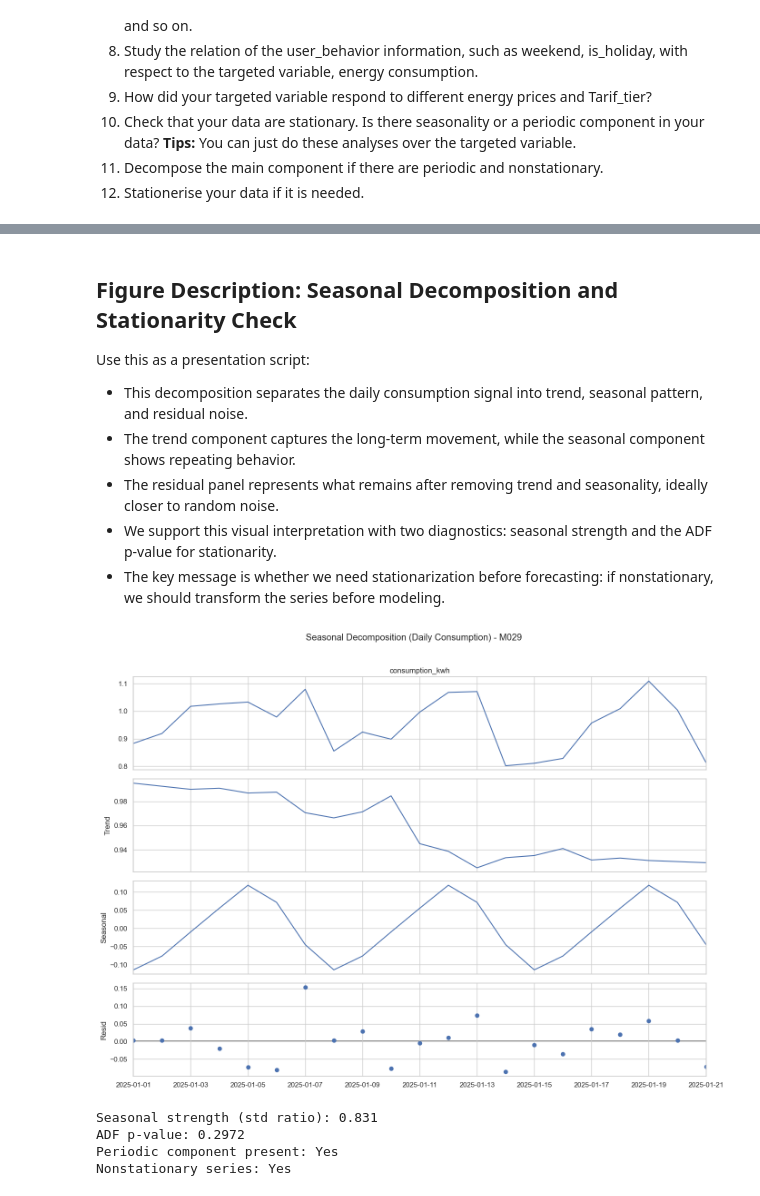
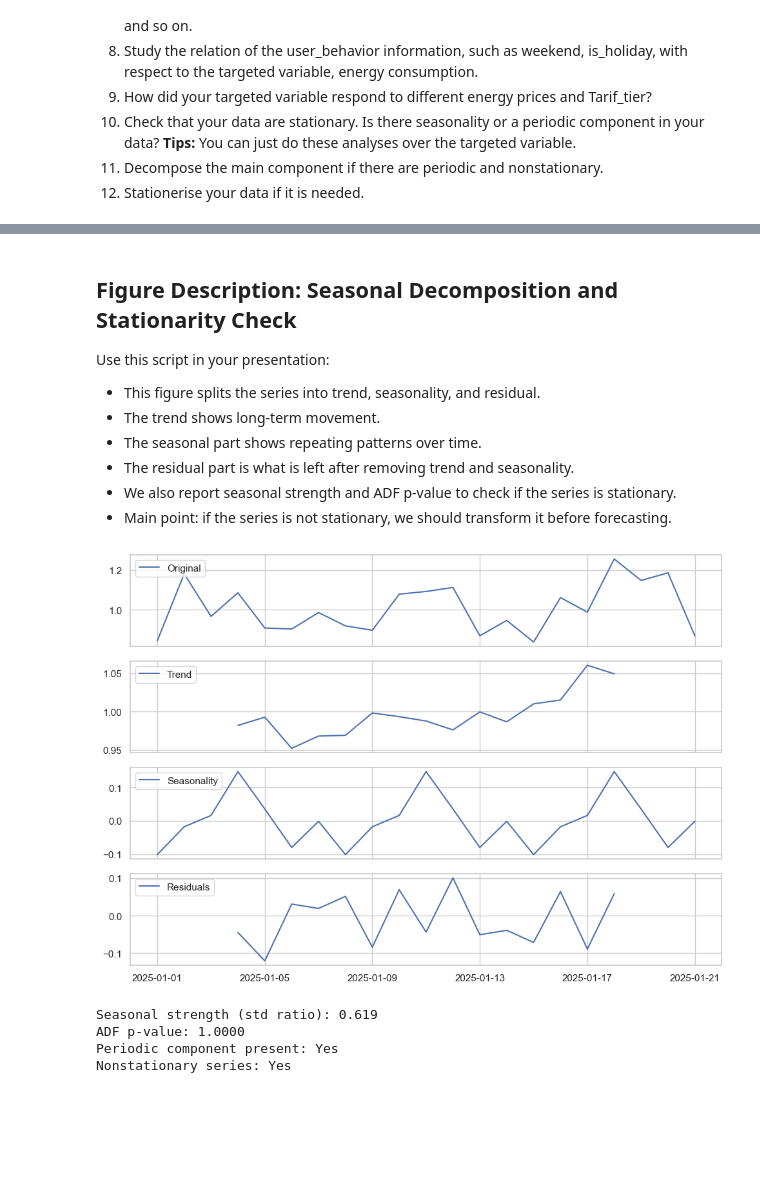
Before and after one commit to tersor/dat803, a Jupyter notebook: oppgave-02/Assigenment2.ipynb, the cells around one changed output, grey strips where cells are left out. Saved outputs shown, nothing was run; the diff lists cells and outputs as text; code cells hidden in the pictures; blank space fills up the shorter version.

Commit message:
change meter

```diff
--- a/oppgave-02/Assigenment2.ipynb
+++ b/oppgave-02/Assigenment2.ipynb
@@ -202,7 +202,7 @@ merged_dataset.head()
 # %%
 # 6) Choose one arbitrary meter_id related to residential building type and start presenting descriptive statistics over interesting columns such as consumption, weather data, and so on.
 
-selected_meter_id = 'M029'
+selected_meter_id = 'M010'
 # %% [markdown]
 ## Figure Description: Time-Series Overview (Consumption, Weather, Solar, Price)
 
@@ -308,47 +308,56 @@ plt.show()
 # %% [markdown]
 ## Figure Description: Seasonal Decomposition and Stationarity Check
 
-Use this as a presentation script:
+Use this script in your presentation:
 
-- This decomposition separates the daily consumption signal into trend, seasonal pattern, and residual noise.
-- The trend component captures the long-term movement, while the seasonal component shows repeating behavior.
-- The residual panel represents what remains after removing trend and seasonality, ideally closer to random noise.
-- We support this visual interpretation with two diagnostics: seasonal strength and the ADF p-value for stationarity.
-- The key message is whether we need stationarization before forecasting: if nonstationary, we should transform the series before modeling.
+- This figure splits the series into trend, seasonality, and residual.
+- The trend shows long-term movement.
+- The seasonal part shows repeating patterns over time.
+- The residual part is what is left after removing trend and seasonality.
+- We also report seasonal strength and ADF p-value to check if the series is stationary.
+- Main point: if the series is not stationary, we should transform it before forecasting.
 # %%
-# Decompose the main component if there are periodic and nonstationary.
+# 11) Decompose the target series (same style as lecture notebook)
 from statsmodels.tsa.seasonal import seasonal_decompose
 from statsmodels.tsa.stattools import adfuller
 
-# Build a daily average series for decomposition
+# Build a daily average series
 main_daily = (
     selected_meter_df.assign(day=selected_meter_df["date"].dt.floor("D"))
     .groupby("day")["consumption_kwh"]
     .mean()
     .sort_index()
 )
 
-# Use weekly period for daily data
-period = 7
-decomp = seasonal_decompose(main_daily, model="additive", period=period, extrapolate_trend="freq")
+# Utility function to make decomposition plots (lecture style)
+def seas_decomp_plots(original, decomposition):
+    _, axes = plt.subplots(4, 1, sharex=True, sharey=False, figsize=(10, 7))
+    axes[0].plot(original, label="Original")
+    axes[0].legend(loc="upper left")
+    axes[1].plot(decomposition.trend, label="Trend")
+    axes[1].legend(loc="upper left")
+    axes[2].plot(decomposition.seasonal, label="Seasonality")
+    axes[2].legend(loc="upper left")
+    axes[3].plot(decomposition.resid, label="Residuals")
+    axes[3].legend(loc="upper left")
+    plt.tight_layout()
+    plt.show()
 
-fig = decomp.plot()
-fig.set_size_inches(14, 10)
-plt.suptitle(f"Seasonal Decomposition (Daily Consumption) - {selected_meter_id}", y=1.02)
-plt.tight_layout()
-plt.show()
+# Additive decomposition (period=7 for weekly pattern in daily data)
+additive_decomposition = seasonal_decompose(x=main_daily, model="additive", period=7)
+seas_decomp_plots(main_daily, additive_decomposition)
 
-# Simple diagnostics
-seasonal_strength = decomp.seasonal.std() / main_daily.std()
+# Same diagnostics as before
+seasonal_strength = additive_decomposition.seasonal.std() / main_daily.std()
 adf_pvalue = adfuller(main_daily.dropna())[1]
 
 print(f"Seasonal strength (std ratio): {seasonal_strength:.3f}")
 print(f"ADF p-value: {adf_pvalue:.4f}")
 print(f"Periodic component present: {'Yes' if seasonal_strength > 0.10 else 'No/weak'}")
 print(f"Nonstationary series: {'Yes' if adf_pvalue > 0.05 else 'No'}")
 # %% [output]
-[figure, old version]
+[figure, new version]
-Seasonal strength (std ratio): 0.831
-ADF p-value: 0.2972
+Seasonal strength (std ratio): 0.619
+ADF p-value: 1.0000
 Periodic component present: Yes
 Nonstationary series: Yes
```
Also changed, not shown: parts of 8 cells of this notebook, 1 other file.
